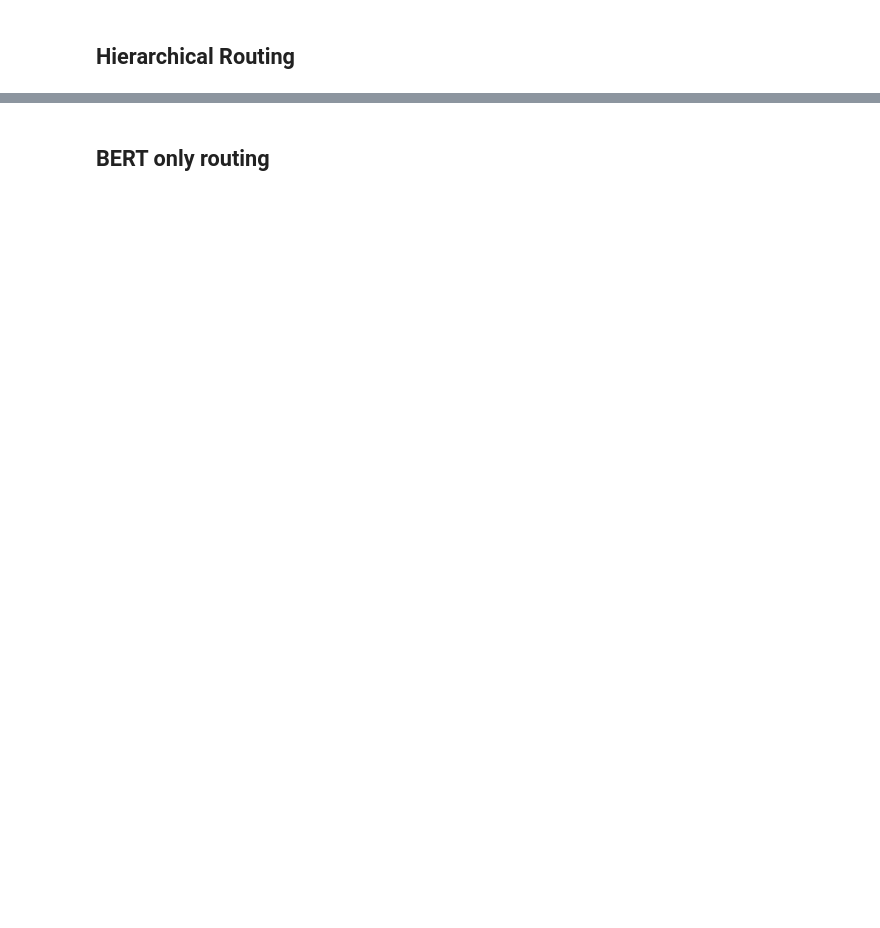
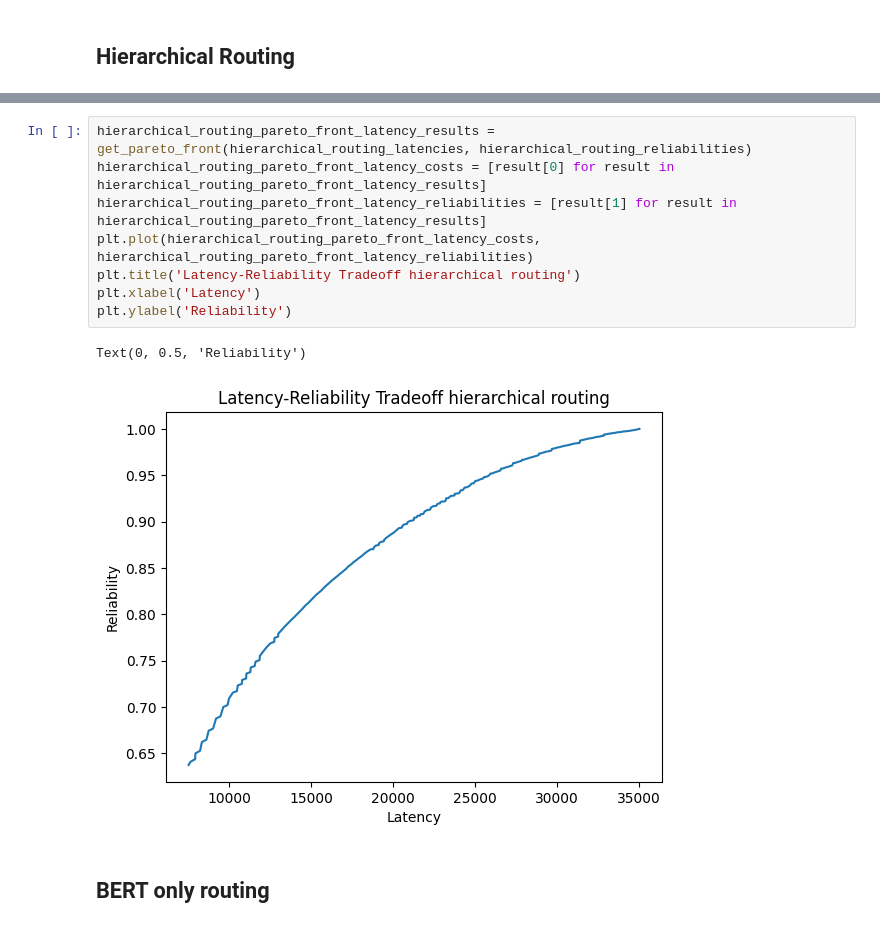
Before and after one commit to hhosseini1377/LLM_routing, a Jupyter notebook: notebooks/trade_off.ipynb, the cells around one changed output, grey strips where cells are left out. Saved outputs shown, nothing was run; the diff lists cells and outputs as text; blank space fills up the shorter version.

```diff
--- a/notebooks/trade_off.ipynb
+++ b/notebooks/trade_off.ipynb
@@ -64,3 +99,14 @@ plt.show()
+# %%
+hierarchical_routing_pareto_front_latency_results = get_pareto_front(hierarchical_routing_latencies, hierarchical_routing_reliabilities)
+hierarchical_routing_pareto_front_latency_costs = [result[0] for result in hierarchical_routing_pareto_front_latency_results]
+hierarchical_routing_pareto_front_latency_reliabilities = [result[1] for result in hierarchical_routing_pareto_front_latency_results]
+plt.plot(hierarchical_routing_pareto_front_latency_costs, hierarchical_routing_pareto_front_latency_reliabilities)
+plt.title('Latency-Reliability Tradeoff hierarchical routing')
+plt.xlabel('Latency')
+plt.ylabel('Reliability')
+# %% [output]
+Text(0, 0.5, 'Reliability')
+[figure, added]
 # %% [markdown]
 ## BERT only routing
 # %%
```
Also changed, not shown: parts of 16 cells of this notebook, 22 other files.
